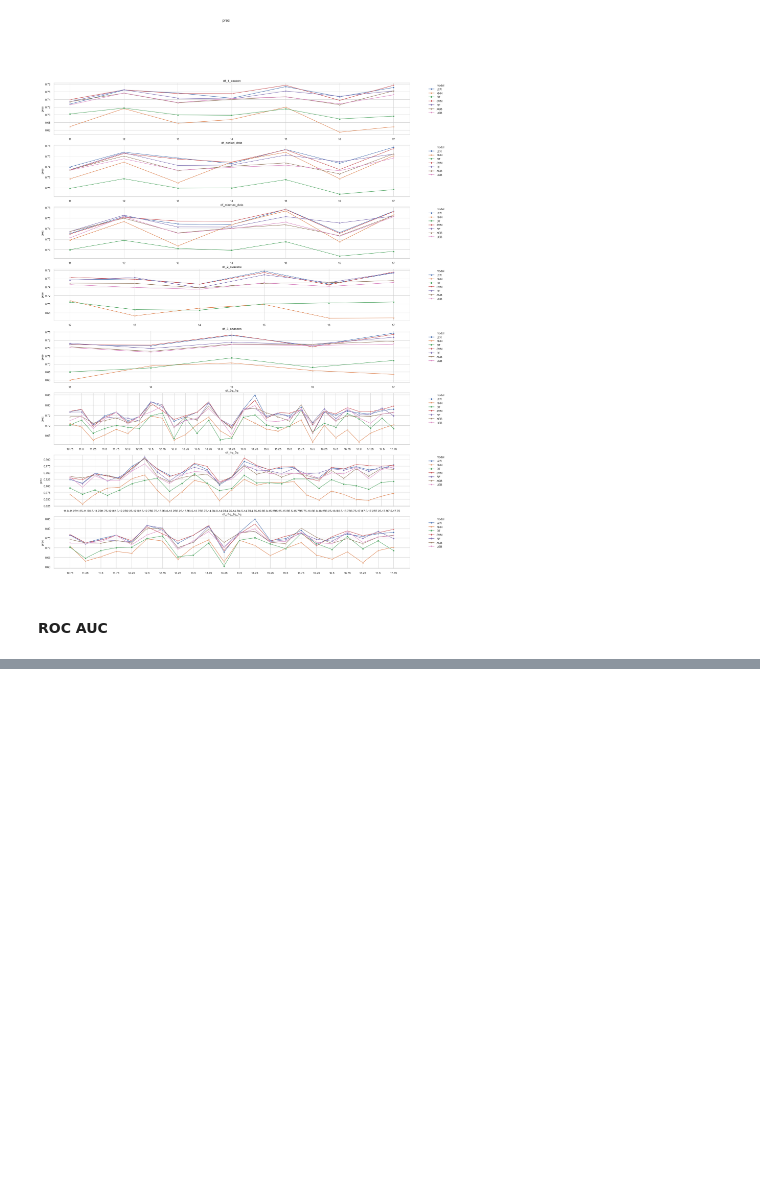
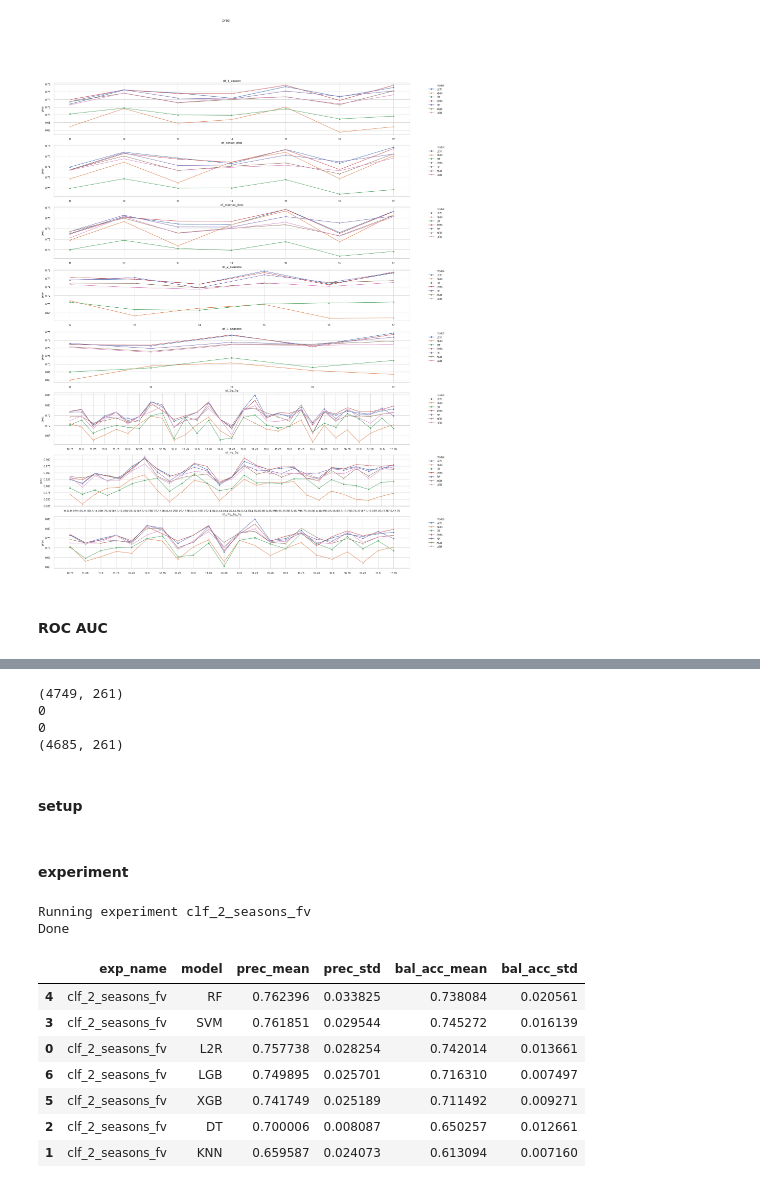
Before and after one commit to ncalderon/nba-predictor, a Jupyter notebook: nba_winner_clf.ipynb, the cells around one changed output, grey strips where cells are left out. Cells and saved outputs as stored; diff of their text form; code cells hidden in the pictures; blank space fills up the shorter version.

```diff
--- a/nba_winner_clf.ipynb
+++ b/nba_winner_clf.ipynb
@@ -715,0 +945,2 @@ utils.plot_to_compare_experiments(
+# %%
+fv_df = season_games[(season_games.SEASON >= 2016)]
@@ -715,0 +955,27 @@ utils.plot_to_compare_experiments(
+# %%
+print(fv_df.shape)
+fv_df = fv_df.dropna()
+print(fv_df.isnull().sum().sum())
+print(fv_df.isna().sum().sum())
+print(fv_df.shape)
+# %% [output]
+(4749, 261)
+0
+0
+(4685, 261)
+# %% [markdown]
+#### setup
+# %%
+exp_prefix = "clf_"
+#exp_group_name = "clf_experiments"
+exp_group_name = "clf_final_validation"
+results_total = utils.deserialize_object(f'result_totals_{exp_group_name}', [])
+
+fv_models = utils_exp.get_clf_models()
+
+fv_sscv = utils.SeasonSeriesSplit(fv_df)
+fv_df_sscv = fv_sscv.get_df()
+fv_X = fv_df_sscv[exp_X_columns]
+fv_y = fv_df_sscv[TARGET]
+# %% [markdown]
+#### experiment
@@ -715,0 +984,20 @@ utils.plot_to_compare_experiments(
+# %%
+del_result_by(experiment_name)
+
+folds, train_seasons, test_seasons = fv_sscv.split(train_size=2, test_size=1)
+params = (experiment_name, fv_models, folds, train_seasons, test_seasons, fv_X, fv_y)
+names, results = utils_exp.run_experiment(*params)
+results_total.append((experiment_name, results))
+
+print_prettier_exp_results(experiment_name)
+# %% [output]
+Running experiment clf_2_seasons_fv
+Done
+|  | exp_name | model | prec_mean | prec_std | bal_acc_mean | bal_acc_std |
+| 4 | clf_2_seasons_fv | RF | 0.762396 | 0.033825 | 0.738084 | 0.020561 |
+| 3 | clf_2_seasons_fv | SVM | 0.761851 | 0.029544 | 0.745272 | 0.016139 |
+| 0 | clf_2_seasons_fv | L2R | 0.757738 | 0.028254 | 0.742014 | 0.013661 |
+| 6 | clf_2_seasons_fv | LGB | 0.749895 | 0.025701 | 0.716310 | 0.007497 |
+| 5 | clf_2_seasons_fv | XGB | 0.741749 | 0.025189 | 0.711492 | 0.009271 |
+| 2 | clf_2_seasons_fv | DT | 0.700006 | 0.008087 | 0.650257 | 0.012661 |
+| 1 | clf_2_seasons_fv | KNN | 0.659587 | 0.024073 | 0.613094 | 0.007160 |
```
Also changed, not shown: parts of 39 cells of this notebook, 1 other file.
